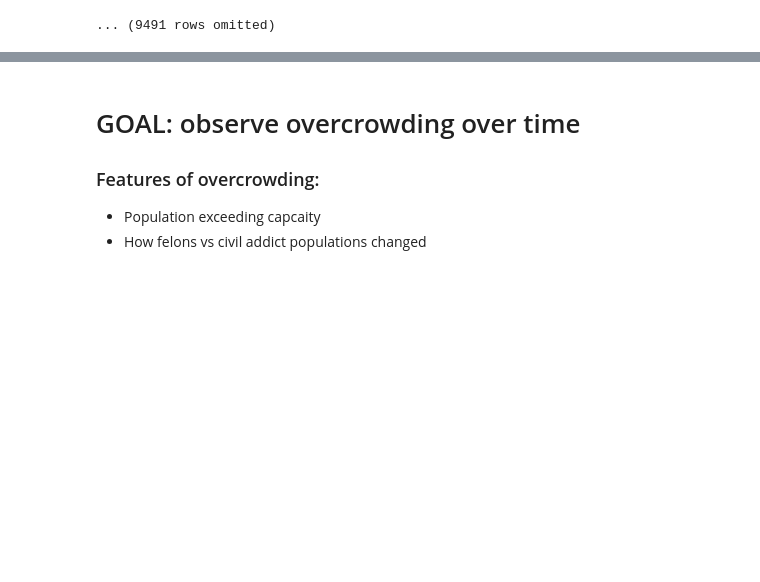
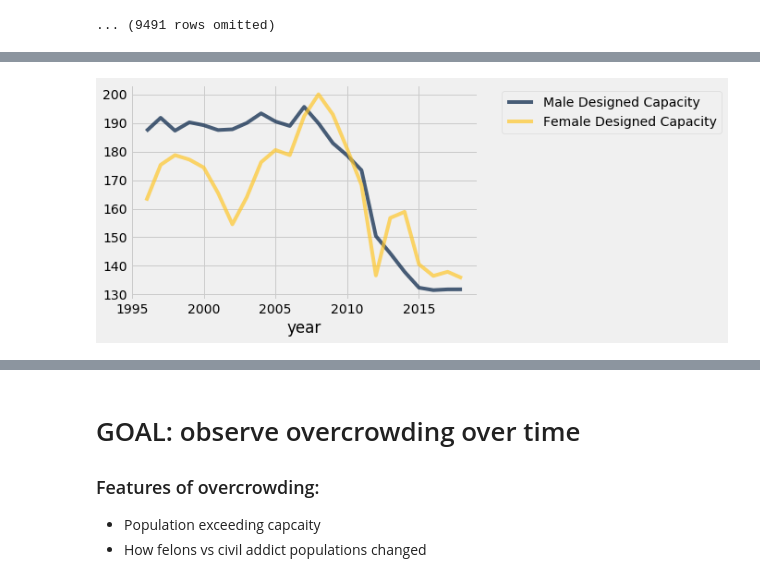
Before and after one commit to ds-modules/ES-21AC-SP19, a Jupyter notebook: incarceration.ipynb, the cells around one changed output, grey strips where cells are left out. Saved outputs shown, nothing was run; the diff lists cells and outputs as text; code cells hidden in the pictures; blank space fills up the shorter version.

```diff
--- a/incarceration.ipynb
+++ b/incarceration.ipynb
@@ -31,0 +194,7 @@ data.sort(0)
+# %%
+male_female = m_s.join("year", fem_s).relabel("Designed Capacity_2", "Female Designed Capacity")
+male_female = male_female.relabel("Staff Capacity_2", "Female Staff Capacity")
+male_female = male_female.relabel("Designed Capacity", "Male Designed Capacity")
+male_female = male_female.relabel("Staff Capacity", "Male Staff Capacity")
+
+male_female
@@ -31,0 +214,4 @@ data.sort(0)
+# %%
+male_female.select(0,1,3).plot(0)
+# %% [output]
+[figure, added]
```
Also changed, not shown: parts of 29 cells of this notebook, 1 other file.
